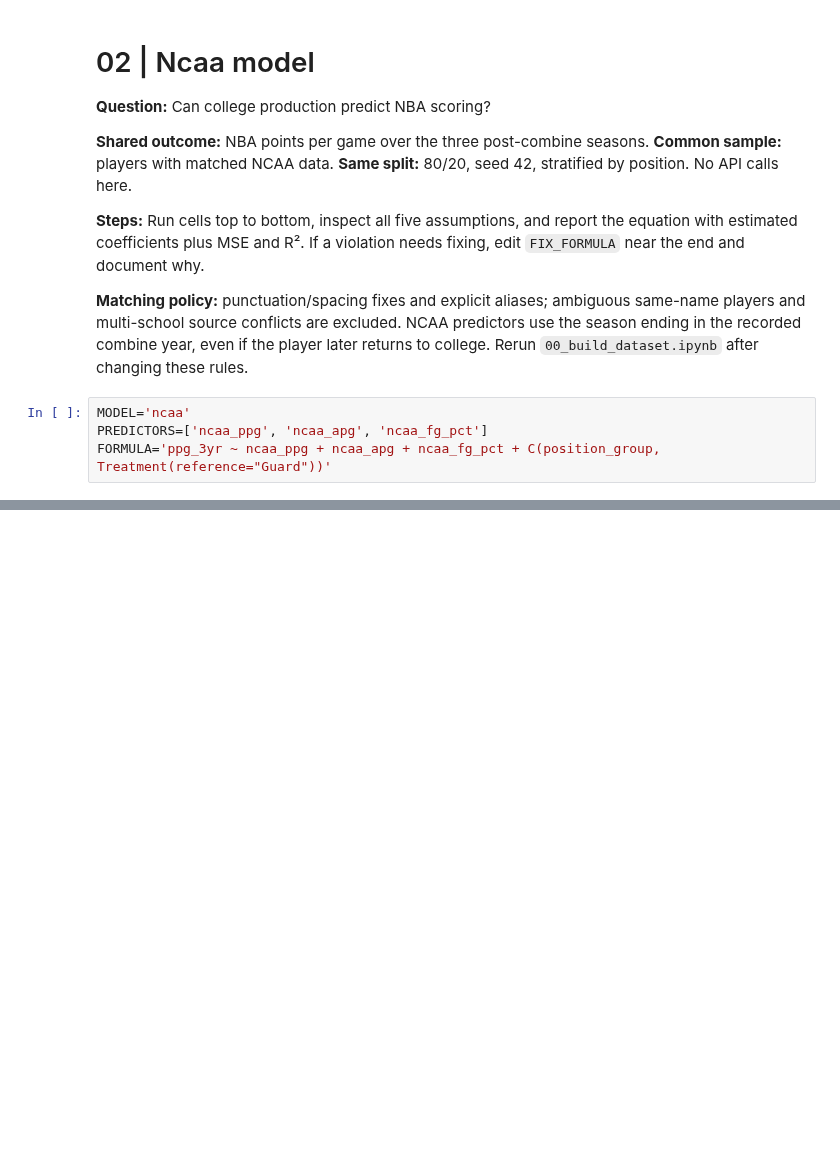
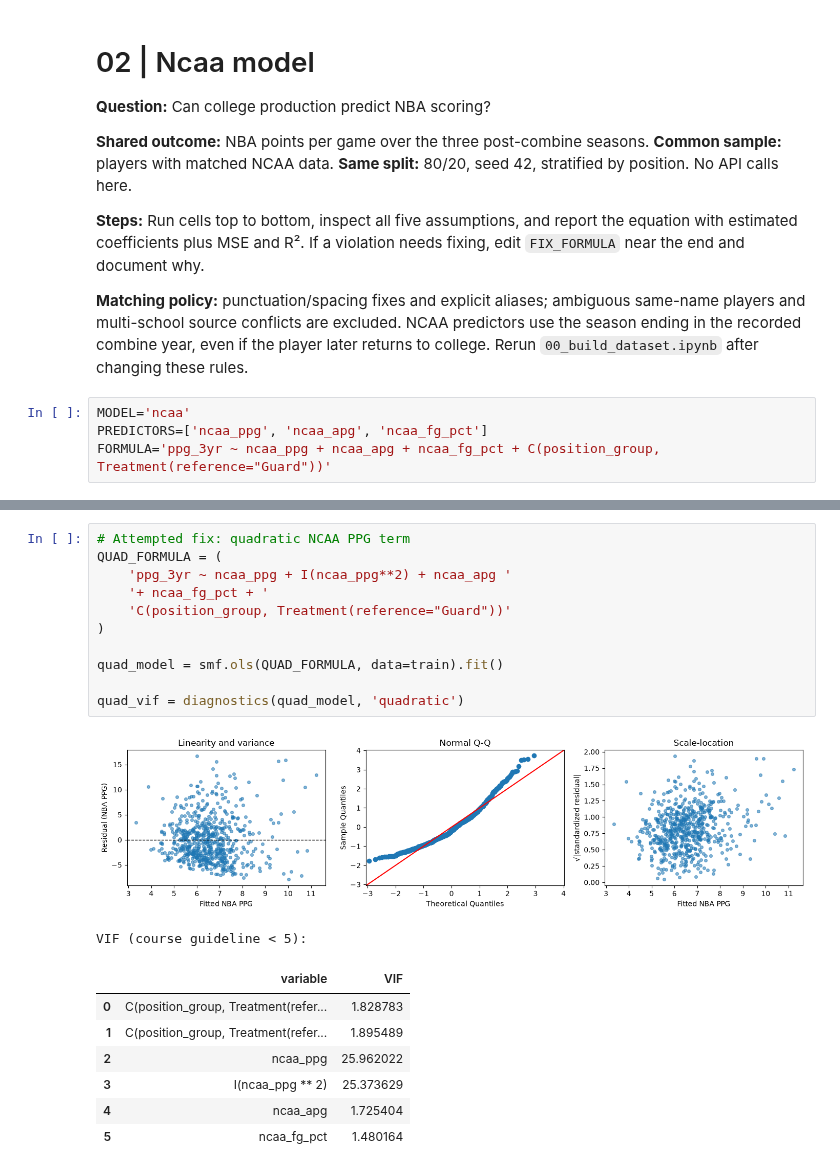
Before and after one commit to ishaantibdewal/COGS109_NBA, a Jupyter notebook: 02_member2_ncaa.ipynb, the cells around one changed output, grey strips where cells are left out. Saved outputs shown, nothing was run; the diff lists cells and outputs as text; blank space fills up the shorter version.

```diff
--- a/02_member2_ncaa.ipynb
+++ b/02_member2_ncaa.ipynb
@@ -122,0 +247,21 @@ print('Saved metrics, coefficients, and diagnostic figure(s) to reports/.')
+# %%
+# Attempted fix: quadratic NCAA PPG term
+QUAD_FORMULA = (
+    'ppg_3yr ~ ncaa_ppg + I(ncaa_ppg**2) + ncaa_apg '
+    '+ ncaa_fg_pct + '
+    'C(position_group, Treatment(reference="Guard"))'
+)
+
+quad_model = smf.ols(QUAD_FORMULA, data=train).fit()
+
+quad_vif = diagnostics(quad_model, 'quadratic')
+# %% [output]
+[figure, added]
+VIF (course guideline < 5):
+|  | variable | VIF |
+| 0 | C(position_group, Treatment(refer... | 1.828783 |
+| 1 | C(position_group, Treatment(refer... | 1.895489 |
+| 2 | ncaa_ppg | 25.962022 |
+| 3 | I(ncaa_ppg ** 2) | 25.373629 |
+| 4 | ncaa_apg | 1.725404 |
+| 5 | ncaa_fg_pct | 1.480164 |
```
Also changed, not shown: parts of 10 cells of this notebook, 5 other files.
